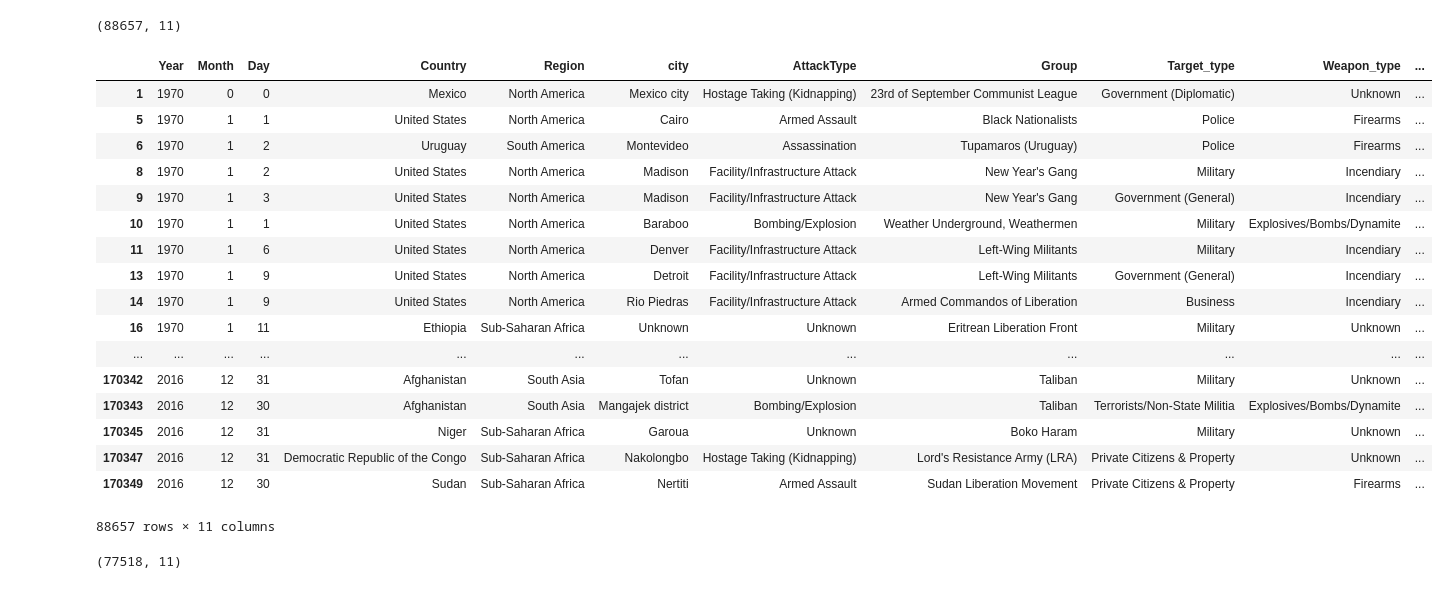
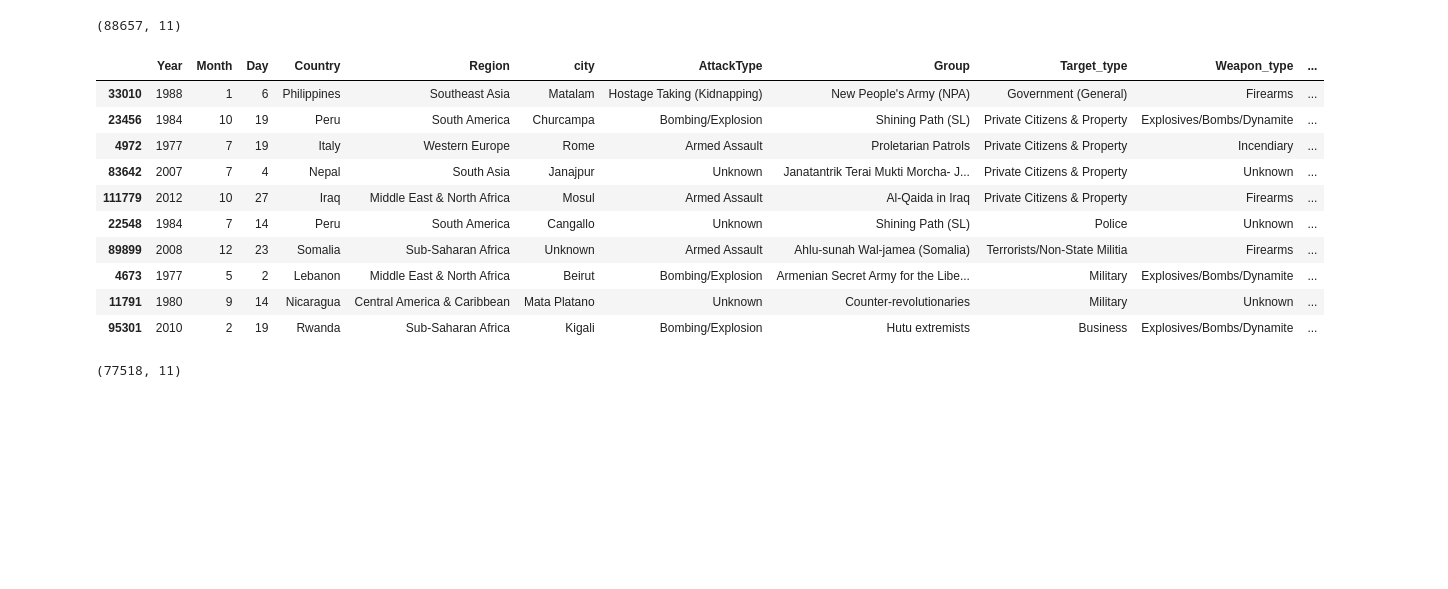
Before and after one commit to sinemypolat/global_terrorism_attacks, a Jupyter notebook: global_terrorism.ipynb, the cells around one changed output. Drawn from its saved outputs; the diff is of its cells as text; code cells hidden in the pictures; blank space fills up the shorter version.

```diff
--- a/global_terrorism.ipynb
+++ b/global_terrorism.ipynb
@@ -140,26 +150,19 @@ df_2.shape
 # %% [output]
 (88657, 11)
 # %%
-df_2
+df_2.sample(10)
 # %% [output]
 |  | Year | Month | Day | Country | Region | city | AttackType | Group | Target_type | Weapon_type | ... |
-| 1 | 1970 | 0 | 0 | Mexico | North America | Mexico city | Hostage Taking (Kidnapping) | 23rd of September Communist League | Government (Diplomatic) | Unknown | ... |
-| 5 | 1970 | 1 | 1 | United States | North America | Cairo | Armed Assault | Black Nationalists | Police | Firearms | ... |
-| 6 | 1970 | 1 | 2 | Uruguay | South America | Montevideo | Assassination | Tupamaros (Uruguay) | Police | Firearms | ... |
-| 8 | 1970 | 1 | 2 | United States | North America | Madison | Facility/Infrastructure Attack | New Year's Gang | Military | Incendiary | ... |
-| 9 | 1970 | 1 | 3 | United States | North America | Madison | Facility/Infrastructure Attack | New Year's Gang | Government (General) | Incendiary | ... |
-| 10 | 1970 | 1 | 1 | United States | North America | Baraboo | Bombing/Explosion | Weather Underground, Weathermen | Military | Explosives/Bombs/Dynamite | ... |
-| 11 | 1970 | 1 | 6 | United States | North America | Denver | Facility/Infrastructure Attack | Left-Wing Militants | Military | Incendiary | ... |
-| 13 | 1970 | 1 | 9 | United States | North America | Detroit | Facility/Infrastructure Attack | Left-Wing Militants | Government (General) | Incendiary | ... |
-| 14 | 1970 | 1 | 9 | United States | North America | Rio Piedras | Facility/Infrastructure Attack | Armed Commandos of Liberation | Business | Incendiary | ... |
-| 16 | 1970 | 1 | 11 | Ethiopia | Sub-Saharan Africa | Unknown | Unknown | Eritrean Liberation Front | Military | Unknown | ... |
-| ... | ... | ... | ... | ... | ... | ... | ... | ... | ... | ... | ... |
-| 170342 | 2016 | 12 | 31 | Afghanistan | South Asia | Tofan | Unknown | Taliban | Military | Unknown | ... |
-| 170343 | 2016 | 12 | 30 | Afghanistan | South Asia | Mangajek district | Bombing/Explosion | Taliban | Terrorists/Non-State Militia | Explosives/Bombs/Dynamite | ... |
-| 170345 | 2016 | 12 | 31 | Niger | Sub-Saharan Africa | Garoua | Unknown | Boko Haram | Military | Unknown | ... |
-| 170347 | 2016 | 12 | 31 | Democratic Republic of the Congo | Sub-Saharan Africa | Nakolongbo | Hostage Taking (Kidnapping) | Lord's Resistance Army (LRA) | Private Citizens & Property | Unknown | ... |
-| 170349 | 2016 | 12 | 30 | Sudan | Sub-Saharan Africa | Nertiti | Armed Assault | Sudan Liberation Movement | Private Citizens & Property | Firearms | ... |
+| 33010 | 1988 | 1 | 6 | Philippines | Southeast Asia | Matalam | Hostage Taking (Kidnapping) | New People's Army (NPA) | Government (General) | Firearms | ... |
+| 23456 | 1984 | 10 | 19 | Peru | South America | Churcampa | Bombing/Explosion | Shining Path (SL) | Private Citizens & Property | Explosives/Bombs/Dynamite | ... |
+| 4972 | 1977 | 7 | 19 | Italy | Western Europe | Rome | Armed Assault | Proletarian Patrols | Private Citizens & Property | Incendiary | ... |
+| 83642 | 2007 | 7 | 4 | Nepal | South Asia | Janajpur | Unknown | Janatantrik Terai Mukti Morcha- J... | Private Citizens & Property | Unknown | ... |
+| 111779 | 2012 | 10 | 27 | Iraq | Middle East & North Africa | Mosul | Armed Assault | Al-Qaida in Iraq | Private Citizens & Property | Firearms | ... |
+| 22548 | 1984 | 7 | 14 | Peru | South America | Cangallo | Unknown | Shining Path (SL) | Police | Unknown | ... |
+| 89899 | 2008 | 12 | 23 | Somalia | Sub-Saharan Africa | Unknown | Armed Assault | Ahlu-sunah Wal-jamea (Somalia) | Terrorists/Non-State Militia | Firearms | ... |
+| 4673 | 1977 | 5 | 2 | Lebanon | Middle East & North Africa | Beirut | Bombing/Explosion | Armenian Secret Army for the Libe... | Military | Explosives/Bombs/Dynamite | ... |
+| 11791 | 1980 | 9 | 14 | Nicaragua | Central America & Caribbean | Mata Platano | Unknown | Counter-revolutionaries | Military | Unknown | ... |
+| 95301 | 2010 | 2 | 19 | Rwanda | Sub-Saharan Africa | Kigali | Bombing/Explosion | Hutu extremists | Business | Explosives/Bombs/Dynamite | ... |
-88657 rows × 11 columns
 # %%
 df_2 = df_2.dropna()
 # %%
```
Also changed, not shown: parts of 33 cells of this notebook.
